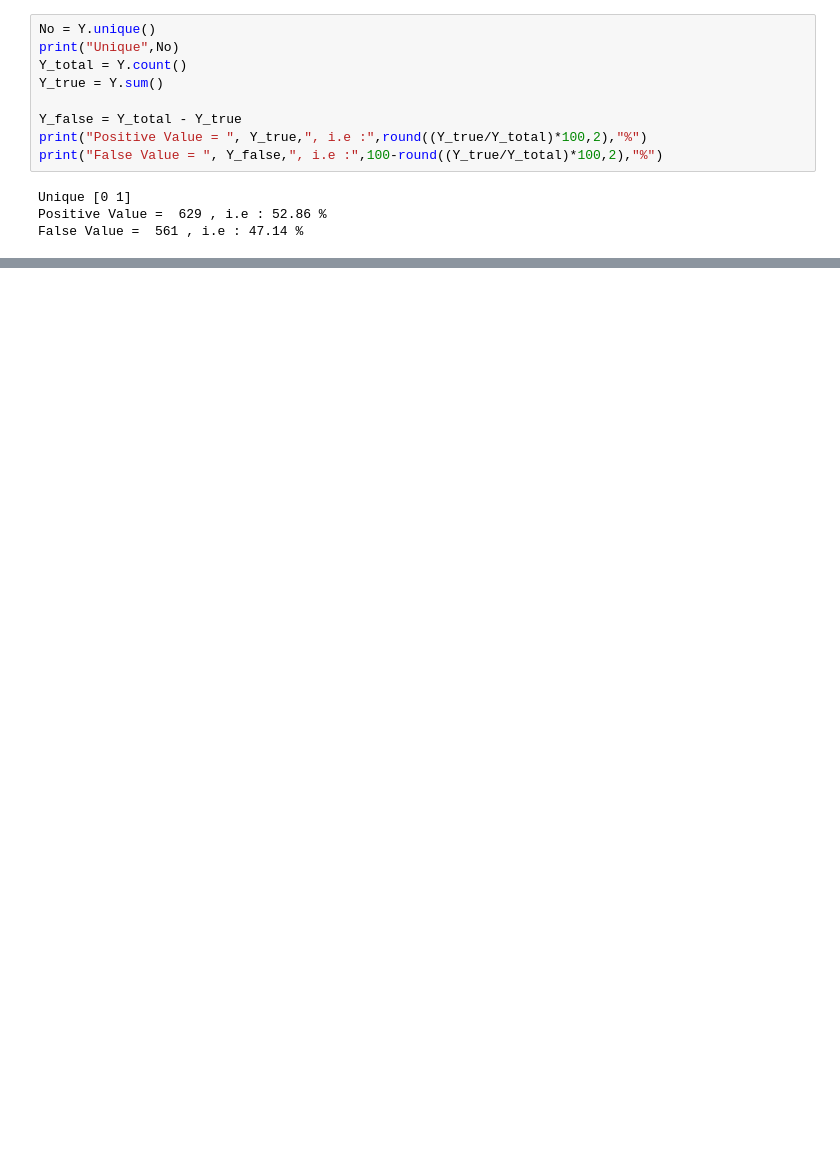
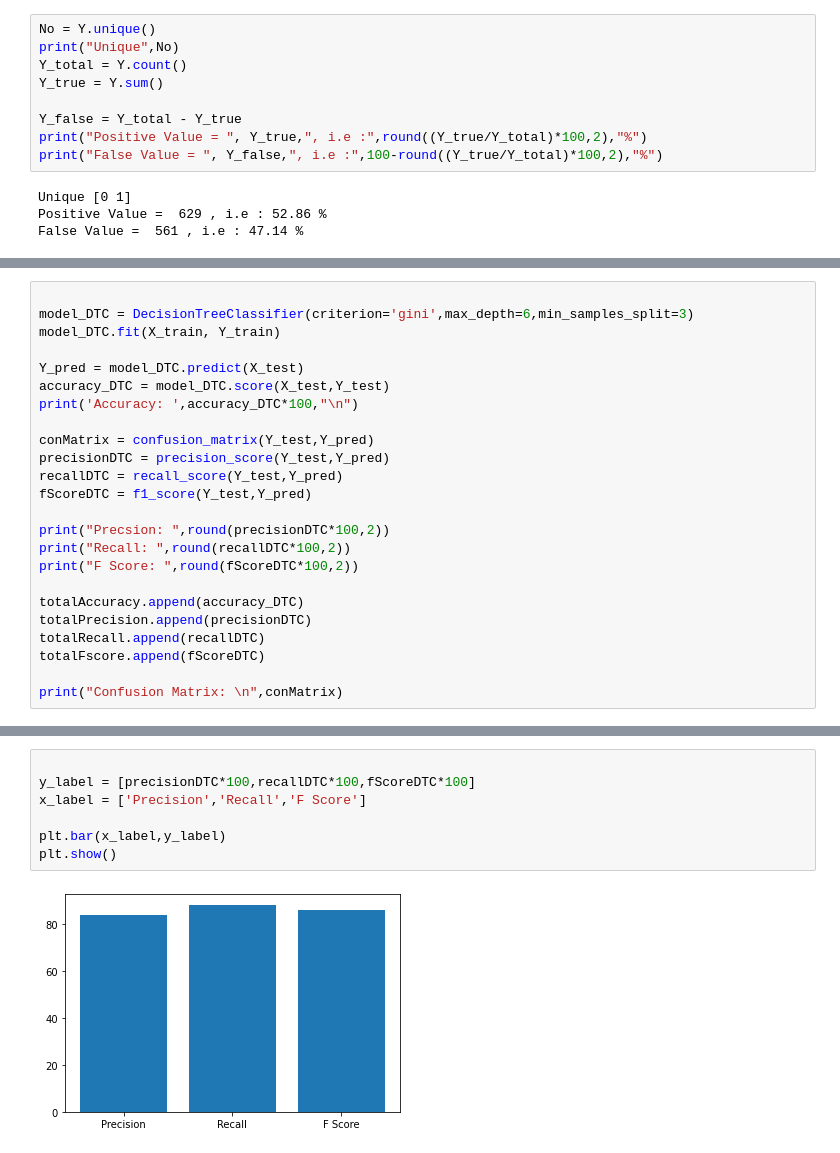
Before and after one commit to hiteshwarsingh1/HeartDisease-Prediction, a Jupyter notebook: practice.ipynb, the cells around one changed output, grey strips where cells are left out. Cells and saved outputs as stored; diff of their text form; blank space fills up the shorter version.

Commit message:
graphs added

```diff
--- a/practice.ipynb
+++ b/practice.ipynb
@@ -309,0 +307,24 @@ model.score(X_test,Y_test)
+# %%
+
+model_DTC = DecisionTreeClassifier(criterion='gini',max_depth=6,min_samples_split=3)
+model_DTC.fit(X_train, Y_train)
+
+Y_pred = model_DTC.predict(X_test)
+accuracy_DTC = model_DTC.score(X_test,Y_test)
+print('Accuracy: ',accuracy_DTC*100,"\n")
+
+conMatrix = confusion_matrix(Y_test,Y_pred)
+precisionDTC = precision_score(Y_test,Y_pred)
+recallDTC = recall_score(Y_test,Y_pred)
+fScoreDTC = f1_score(Y_test,Y_pred)
+
+print("Precsion: ",round(precisionDTC*100,2))
+print("Recall: ",round(recallDTC*100,2))
+print("F Score: ",round(fScoreDTC*100,2))
+
+totalAccuracy.append(accuracy_DTC)
+totalPrecision.append(precisionDTC)
+totalRecall.append(recallDTC)
+totalFscore.append(fScoreDTC)
+
+print("Confusion Matrix: \n",conMatrix)
@@ -309,0 +340,9 @@ model.score(X_test,Y_test)
+# %%
+
+y_label = [precisionDTC*100,recallDTC*100,fScoreDTC*100]
+x_label = ['Precision','Recall','F Score']
+
+plt.bar(x_label,y_label)
+plt.show()
+# %% [output]
+[figure, added]
```
Also changed, not shown: parts of 50 cells of this notebook.
